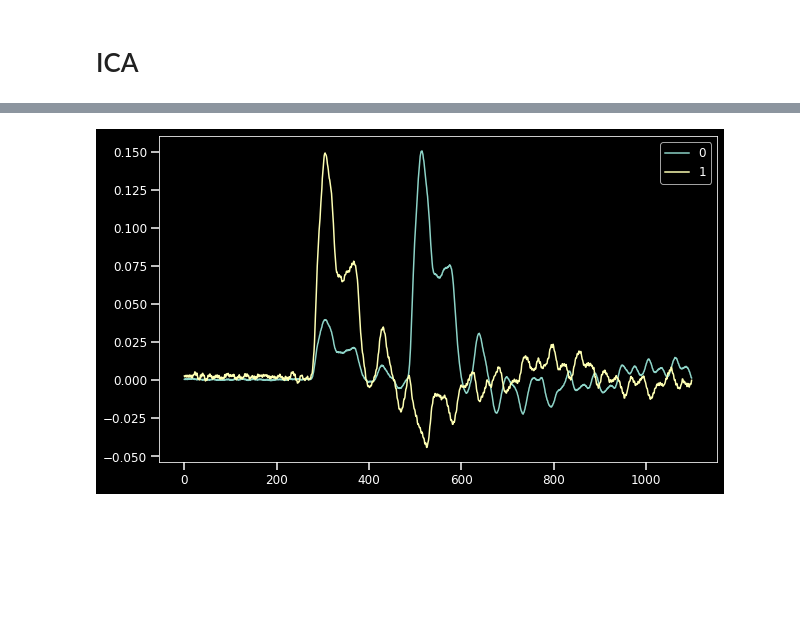
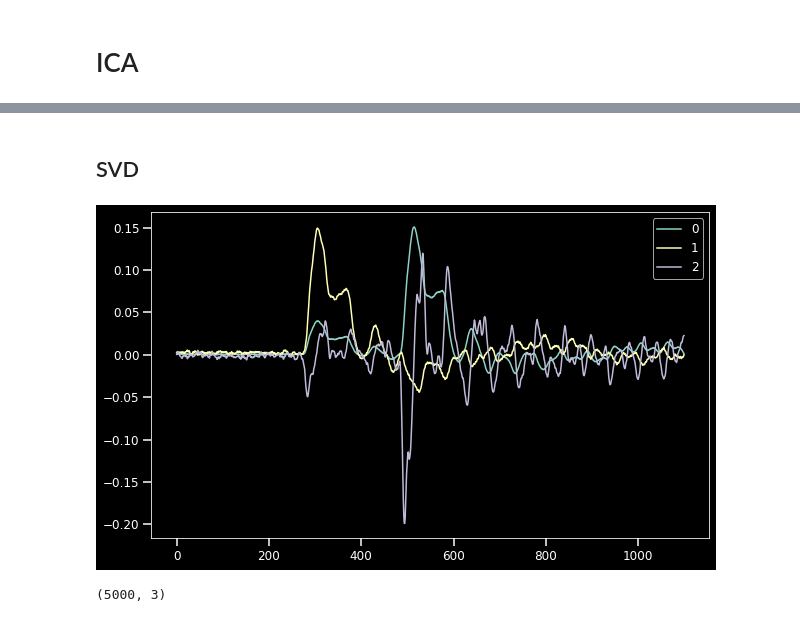
Before and after one commit to vespos/data_processing, a Jupyter notebook: waveform_analysis/multi_pulse/PCA_ICA.ipynb, the cells around one changed output, grey strips where cells are left out. Drawn from its saved outputs; the diff is of its cells as text; code cells hidden in the pictures; blank space fills up the shorter version.

```diff
--- a/waveform_analysis/multi_pulse/PCA_ICA.ipynb
+++ b/waveform_analysis/multi_pulse/PCA_ICA.ipynb
@@ -72,6 +72,7 @@ def filt(waveform, method='savgol', **kwargs):
 runs = [12,10,11,8] # 26.35 ns, 8.75 ns, 2.8 ns, 0 ns
 dl = [26.35, 8.75, 2.8, 0] # ns
 dat = []
+n_waveforms = 5000
 
 plt.figure(figsize=(14,8))
 ax1 = plt.subplot(121)
@@ -81,7 +82,7 @@ for ii, run in enumerate(runs):
     fname = res_path / 'MCP_data' / 'run{}_MCP.h5'.format(run)
     with h5.File(fname, 'r') as f:
 #         dat.append(np.asarray(f['MCP']))
-        dat.append(np.asarray(f['waveform'][:1000]))
+        dat.append(np.asarray(f['waveform'][:n_waveforms]))
 
     sig = dat[ii][0]
     ax1.plot(sig)
@@ -113,9 +117,9 @@ plt.show()
 # PCA
 # %%
 from sklearn.decomposition import PCA
-n_components = 2
+n_components = 3
 pca = PCA(n_components=n_components)
-pca.fit(data[:200,:])
+pca.fit(data[:400,:])
 
 for ii in range(n_components):
     plt.plot(pca.components_[ii,:], label=str(ii))
@@ -171,9 +159,9 @@ array([[ 0.02339474,  0.00383028],
 # ICA
 # %%
 from sklearn.decomposition import FastICA
-n_components = 2
+n_components = 3
 ica = FastICA(n_components=n_components)
-ica.fit(data[:200,:])
+ica.fit(data[:400,:])
 
 for ii in range(n_components):
     plt.plot(ica.mixing_[:,ii], label=str(ii))
@@ -197,13 +197,20 @@ plt.show()
+# %% [markdown]
+## SVD
 # %%
 from sklearn.decomposition import TruncatedSVD
-n_components = 2
+n_components = 3
 svd = TruncatedSVD(n_components=n_components)
 svd.fit(data[:200,:])
 
 for ii in range(n_components):
     plt.plot(svd.components_[ii,:], label=str(ii))
 # plt.xlim(4500,5500)
 plt.legend()
 plt.show()
 # %% [output]
-[figure, old version]
+[figure, new version]
+# %%
+coeffs = svd.transform(data)
+coeffs.shape
+# %% [output]
+(5000, 3)
```
Also changed, not shown: parts of 23 cells of this notebook, 4 other files.
